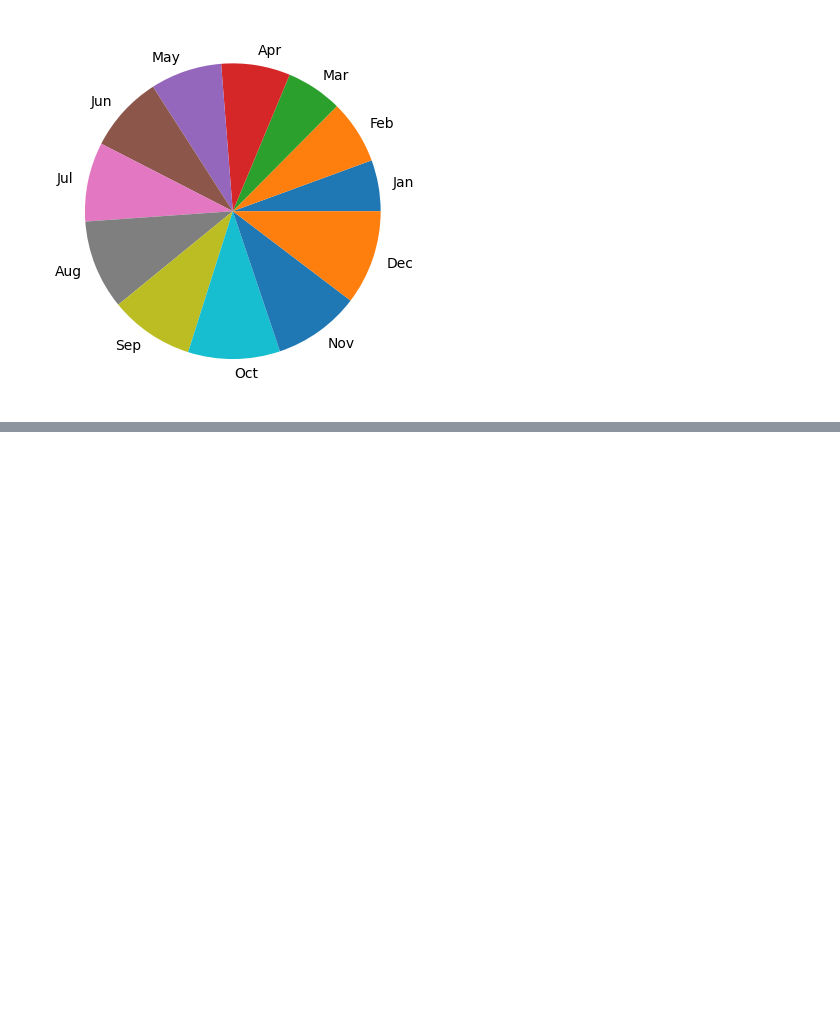
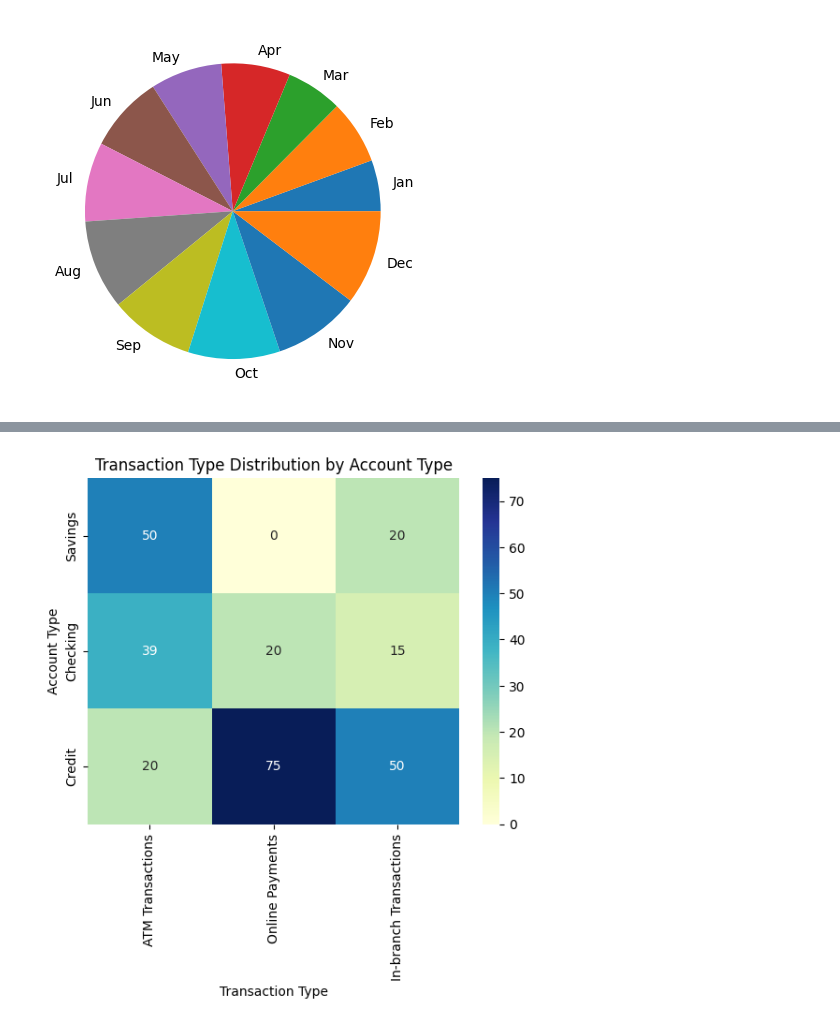
Before and after one commit to Yishak27/Python-training, a Jupyter notebook: datavisualization.ipynb, the cells around one changed output, grey strips where cells are left out. Drawn from its saved outputs; the diff is of its cells as text; code cells hidden in the pictures; blank space fills up the shorter version.

```diff
--- a/datavisualization.ipynb
+++ b/datavisualization.ipynb
@@ -46,0 +60,12 @@ plt.show()
+# %%
+# Sample correlation data
+data = {'ATM Transactions': [50, 39, 20], 'Online Payments': [0, 20, 75], 'In-branch Transactions': [20, 15, 50]}
+df = pd.DataFrame(data, index=['Savings', 'Checking', 'Credit'])
+# Plotting
+sns.heatmap(df, annot=True, cmap='YlGnBu')
+plt.title('Transaction Type Distribution by Account Type')
+plt.xlabel('Transaction Type')
+plt.ylabel('Account Type')
+plt.show()
+# %% [output]
+[figure, added]
```
Also changed, not shown: parts of 2 cells of this notebook.
